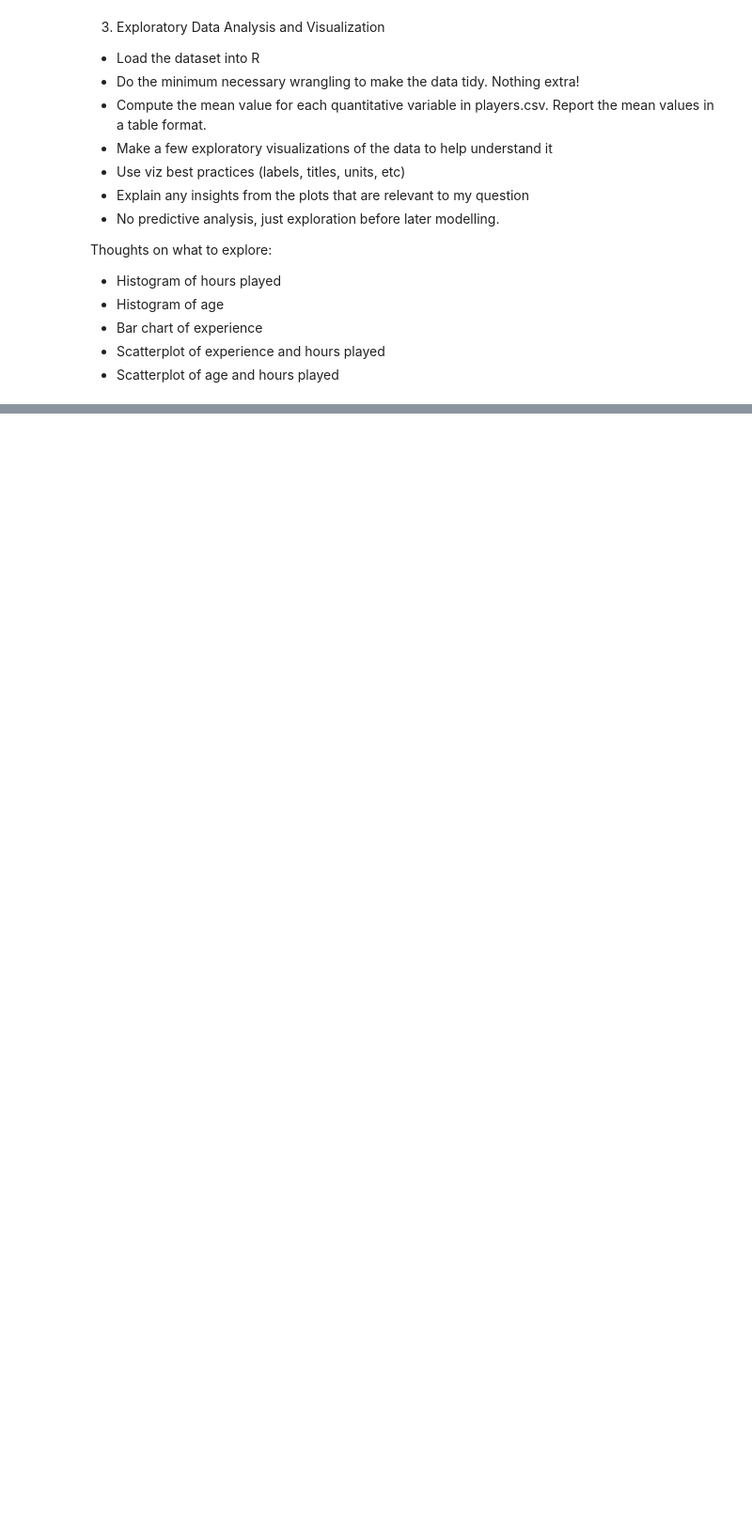
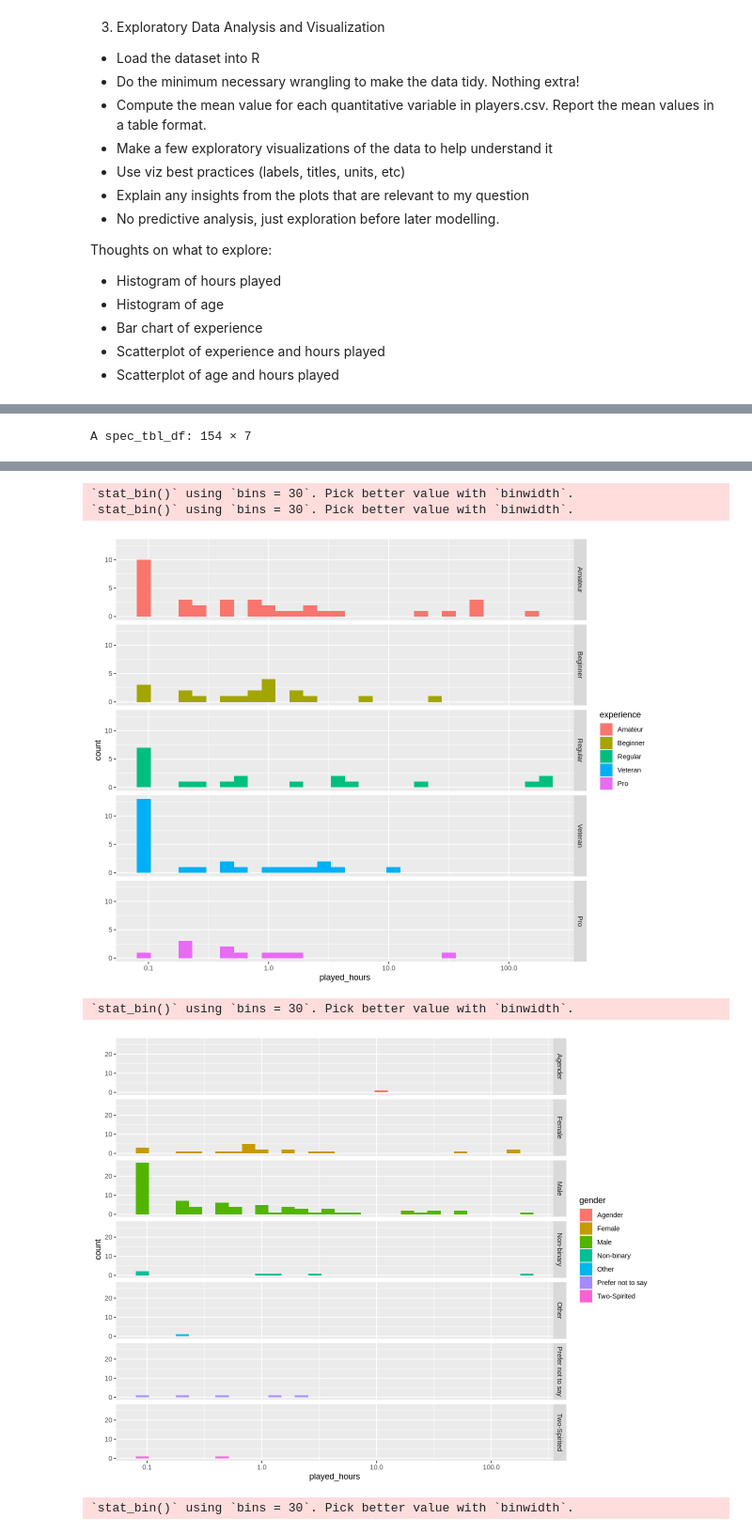
Before and after one commit to apepers/DSCI-100-Project, a Jupyter notebook: PlanningNotebook.ipynb, the cells around one changed output, grey strips where cells are left out. Shown at 94% size. Saved outputs shown, nothing was run; the diff lists cells and outputs as text; code cells hidden in the pictures; blank space fills up the shorter version.

```diff
--- a/PlanningNotebook.ipynb
+++ b/PlanningNotebook.ipynb
@@ -449,0 +472,49 @@ Thoughts on what to explore:
+# %%
+options(repr.plot.height = 8, repr.plot.width = 10)
+
+short_duration_players = players |>
+    filter(played_hours < 1)
+
+short_duration_players
+
+players_0_adjusted = players |>
+    mutate(played_hours = played_hours + 0.01)
+
+hours_histogram = players |>
+    mutate(experience = factor(experience, c("Amateur", "Beginner", "Regular", "Veteran", "Pro"))) |>
+    filter(played_hours > 0) |>
+    ggplot(aes(x = played_hours, fill = experience)) +
+    geom_histogram() +
+    scale_x_log10() +
+    facet_grid(rows = vars(experience))
+
+hours_histogram
+
+hours_gender_histogram = players |>
+    filter(played_hours > 0) |>
+    ggplot(aes(x = played_hours, fill = gender)) +
+    geom_histogram() +
+    scale_x_log10() +
+    facet_grid(rows = vars(gender))
+
+hours_gender_histogram
+
+hours_male_histogram = players |>
+    filter(played_hours > 0) |>
+    filter(gender == "Male") |>
+    ggplot(aes(x = played_hours, fill = gender)) +
+    geom_histogram() +
+    scale_x_log10()
+
+hours_male_histogram
+
+hours_other_genders_histogram = players |>
+    filter(played_hours > 0) |>
+    filter(gender != "Male") |>
+    ggplot(aes(x = played_hours, fill = gender)) +
+    geom_histogram() +
+    scale_x_log10()
+
+hours_other_genders_histogram
+# %% [output]
+A spec_tbl_df: 154 × 7
@@ -449,0 +530,6 @@ Thoughts on what to explore:
+`stat_bin()` using `bins = 30`. Pick better value with `binwidth`.
+`stat_bin()` using `bins = 30`. Pick better value with `binwidth`.
+[figure, added]
+`stat_bin()` using `bins = 30`. Pick better value with `binwidth`.
+[figure, added]
+`stat_bin()` using `bins = 30`. Pick better value with `binwidth`.
```
Also changed, not shown: parts of 5 cells of this notebook.
